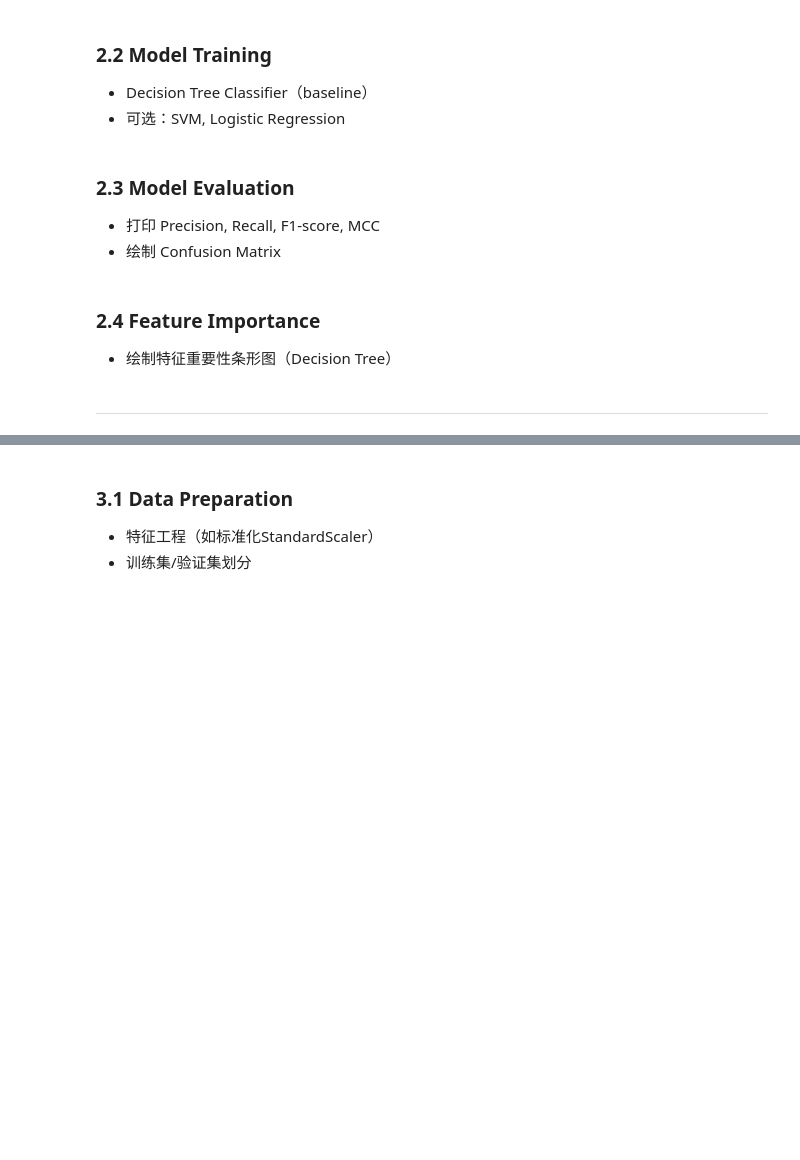
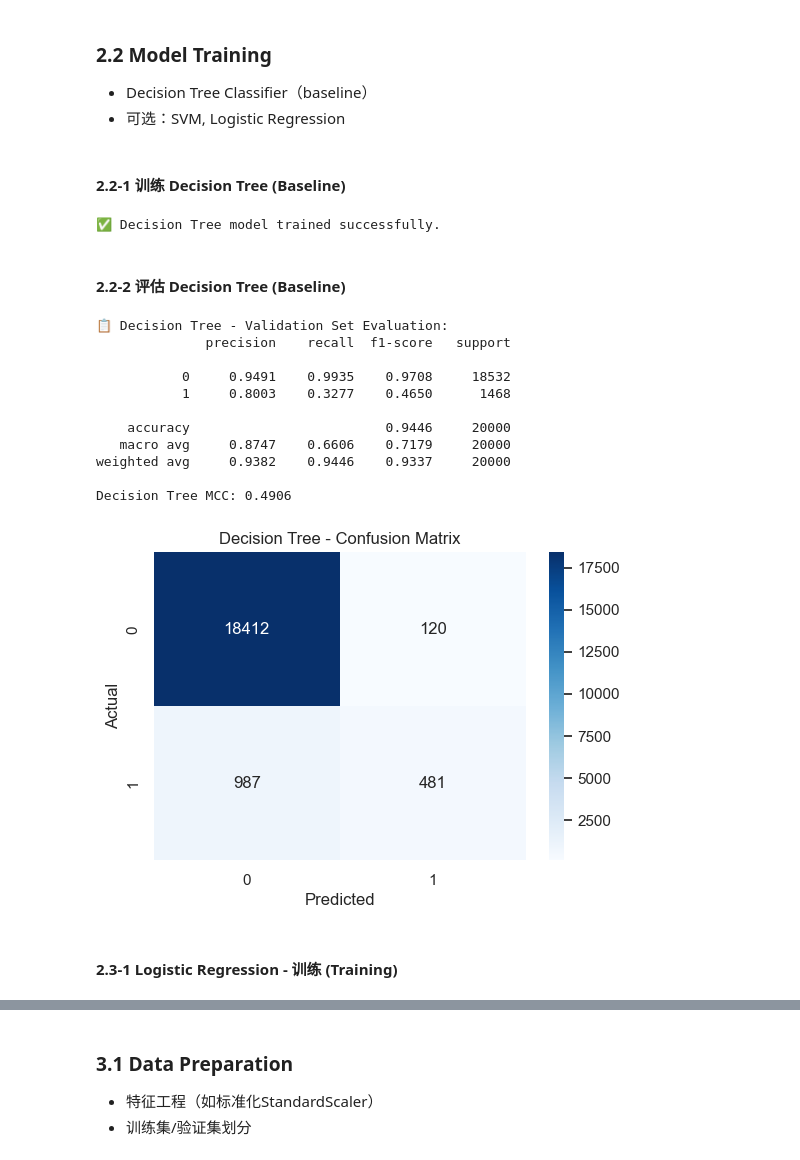
Before and after one commit to lixuanan2/EC-covid19-project, a Jupyter notebook: notebooks/final_version.ipynb, the cells around one changed output, grey strips where cells are left out. Saved outputs shown, nothing was run; the diff lists cells and outputs as text; code cells hidden in the pictures; blank space fills up the shorter version.

```diff
--- a/notebooks/final_version.ipynb
+++ b/notebooks/final_version.ipynb
@@ -546,15 +565,59 @@ print("📁 Cleaned dataset saved as 'custom_covid19_cleaned.csv'")
 ### 2.2 Model Training
 - Decision Tree Classifier（baseline）
 - 可选：SVM, Logistic Regression
-# %% [markdown]
-
-### 2.3 Model Evaluation
-- 打印 Precision, Recall, F1-score, MCC
-- 绘制 Confusion Matrix
 # %% [markdown]
-
-### 2.4 Feature Importance
-- 绘制特征重要性条形图（Decision Tree）
+#### 2.2-1 训练 Decision Tree (Baseline)
-# %% [markdown]
-
----
+# %%
+# 创建决策树模型
+dt_model = DecisionTreeClassifier(
+    max_depth=5,   # 限制树的深度，防止过拟合
+    random_state=42
+)
+
+# 拟合训练集
+dt_model.fit(X_train, y_train)
+
+print("✅ Decision Tree model trained successfully.")
+# %% [output]
+✅ Decision Tree model trained successfully.
+# %% [markdown]
+#### 2.2-2 评估 Decision Tree (Baseline)
+# %%
+# 预测验证集
+y_pred_dt = dt_model.predict(X_val)
+
+# 打印评估报告
+print("📋 Decision Tree - Validation Set Evaluation:")
+print(classification_report(y_val, y_pred_dt, digits=4))
+
+# Decision Tree MCC
+mcc_dt = matthews_corrcoef(y_val, y_pred_dt)
+print(f"Decision Tree MCC: {mcc_dt:.4f}")
+
+# 绘制混淆矩阵
+import seaborn as sns
+import matplotlib.pyplot as plt
+
+conf_mat = confusion_matrix(y_val, y_pred_dt)
+
+plt.figure(figsize=(6, 4))
+sns.heatmap(conf_mat, annot=True, fmt="d", cmap="Blues")
+plt.title("Decision Tree - Confusion Matrix")
+plt.xlabel("Predicted")
+plt.ylabel("Actual")
+plt.show()
+# %% [output]
+📋 Decision Tree - Validation Set Evaluation:
+              precision    recall  f1-score   support
+
+           0     0.9491    0.9935    0.9708     18532
+           1     0.8003    0.3277    0.4650      1468
+
+    accuracy                         0.9446     20000
+   macro avg     0.8747    0.6606    0.7179     20000
+weighted avg     0.9382    0.9446    0.9337     20000
+
+Decision Tree MCC: 0.4906
+[figure, added]
+# %% [markdown]
+#### 2.3-1 Logistic Regression - 训练 (Training)
```
Also changed, not shown: parts of 15 cells of this notebook, 5 other files.
